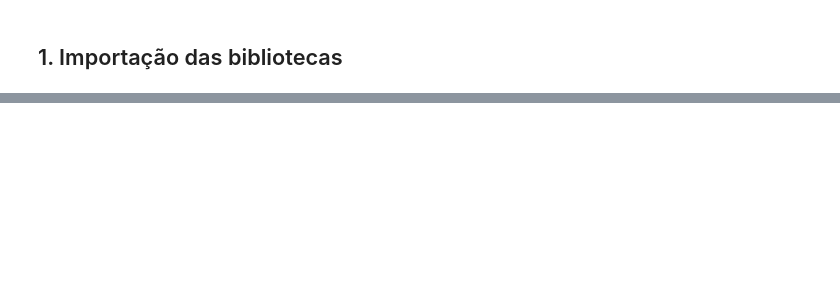
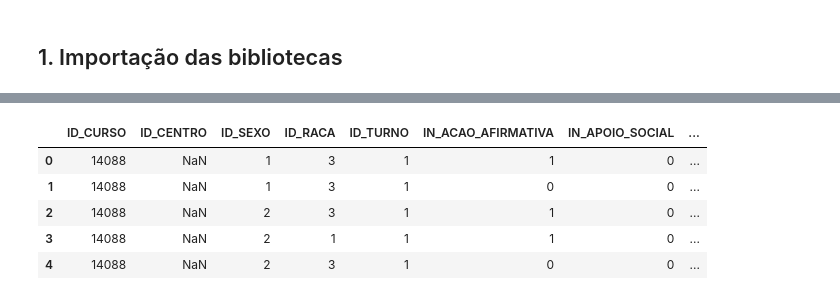
Before and after one commit to Clarareis03/Projeto-Analise-de-Dados, a Jupyter notebook: notebooks/03_construcao_fato.ipynb, the cells around one changed output, grey strips where cells are left out. Cells and saved outputs as stored; diff of their text form; code cells hidden in the pictures; blank space fills up the shorter version.

```diff
--- a/notebooks/03_construcao_fato.ipynb
+++ b/notebooks/03_construcao_fato.ipynb
@@ -36,2 +30,14 @@ fato = pd.read_csv("../data/raw/FATO_ACAO.csv")
+# %%
+fato_raw = pd.read_csv(
+    r"C:\Users\reisc\Desktop\Projeto-Analise-de-Dados-main\data\raw\SEDAP\fato_assistencia_raw.csv"
+)
+
+curso_centro = pd.read_csv(
+    r"C:\Users\reisc\Desktop\Projeto-Analise-de-Dados-main\data\processed\Dimensões\dim_curso_centro.csv",
+    encoding="latin1"
+)
 # %%
-fato = criar_fato_assistencia(fato)
+fato = criar_fato_assistencia(
+    fato_raw,
+    curso_centro
+)
@@ -42,0 +44,9 @@ display(fato.head())
+# %%
+fato.head()
+# %% [output]
+|  | ID_CURSO | ID_CENTRO | ID_SEXO | ID_RACA | ID_TURNO | IN_ACAO_AFIRMATIVA | IN_APOIO_SOCIAL | ... |
+| 0 | 14088 | NaN | 1 | 3 | 1 | 1 | 0 | ... |
+| 1 | 14088 | NaN | 1 | 3 | 1 | 0 | 0 | ... |
+| 2 | 14088 | NaN | 2 | 3 | 1 | 1 | 0 | ... |
+| 3 | 14088 | NaN | 2 | 1 | 1 | 1 | 0 | ... |
+| 4 | 14088 | NaN | 2 | 3 | 1 | 0 | 0 | ... |
```
Also changed, not shown: parts of 27 cells of this notebook, 1 other file.
